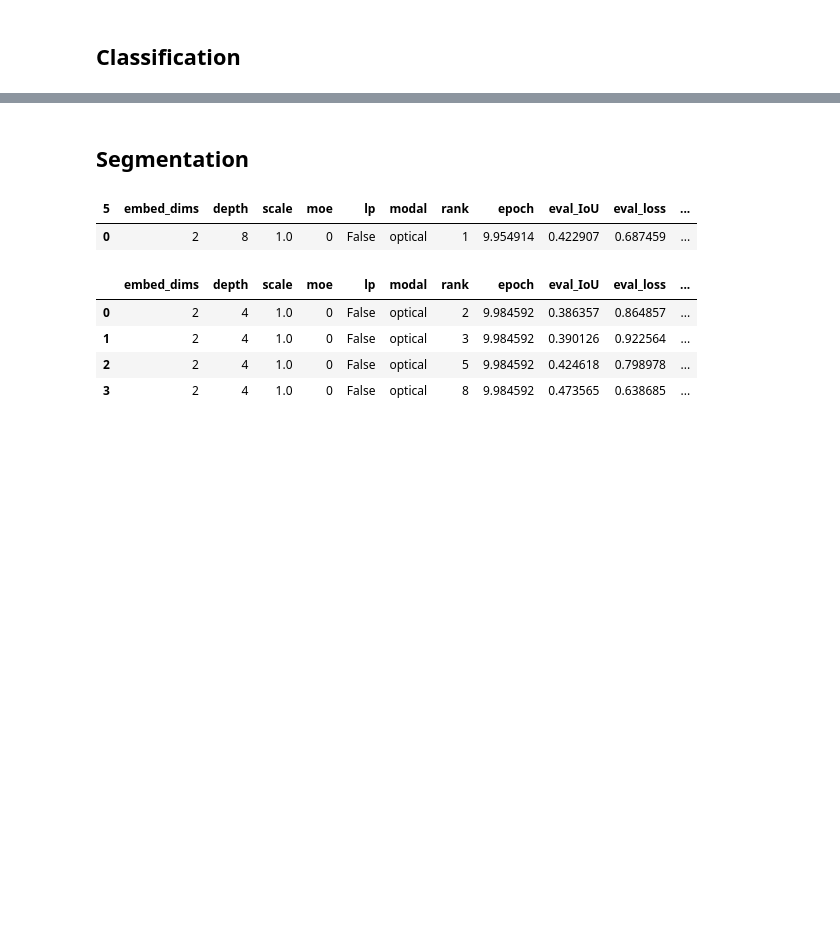
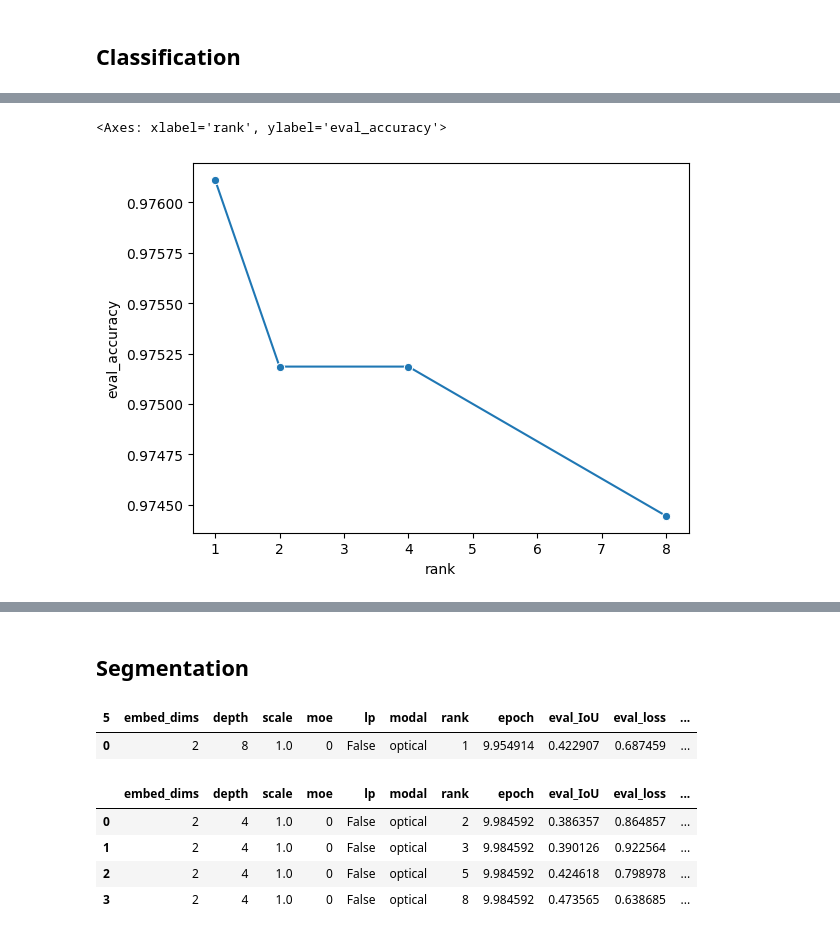
Before and after one commit to uiuctml/GeospatialFM, a Jupyter notebook: collect_results.ipynb, the cells around one changed output, grey strips where cells are left out. Cells and saved outputs as stored; diff of their text form; code cells hidden in the pictures; blank space fills up the shorter version.

```diff
--- a/collect_results.ipynb
+++ b/collect_results.ipynb
@@ -108,0 +116,5 @@ df_all_stat
+# %%
+sns.lineplot(data=df_all_stat, x="rank", y="eval_accuracy", marker="o")
+# %% [output]
+<Axes: xlabel='rank', ylabel='eval_accuracy'>
+[figure, added]
```
Also changed, not shown: parts of 15 cells of this notebook, 3 other files.
